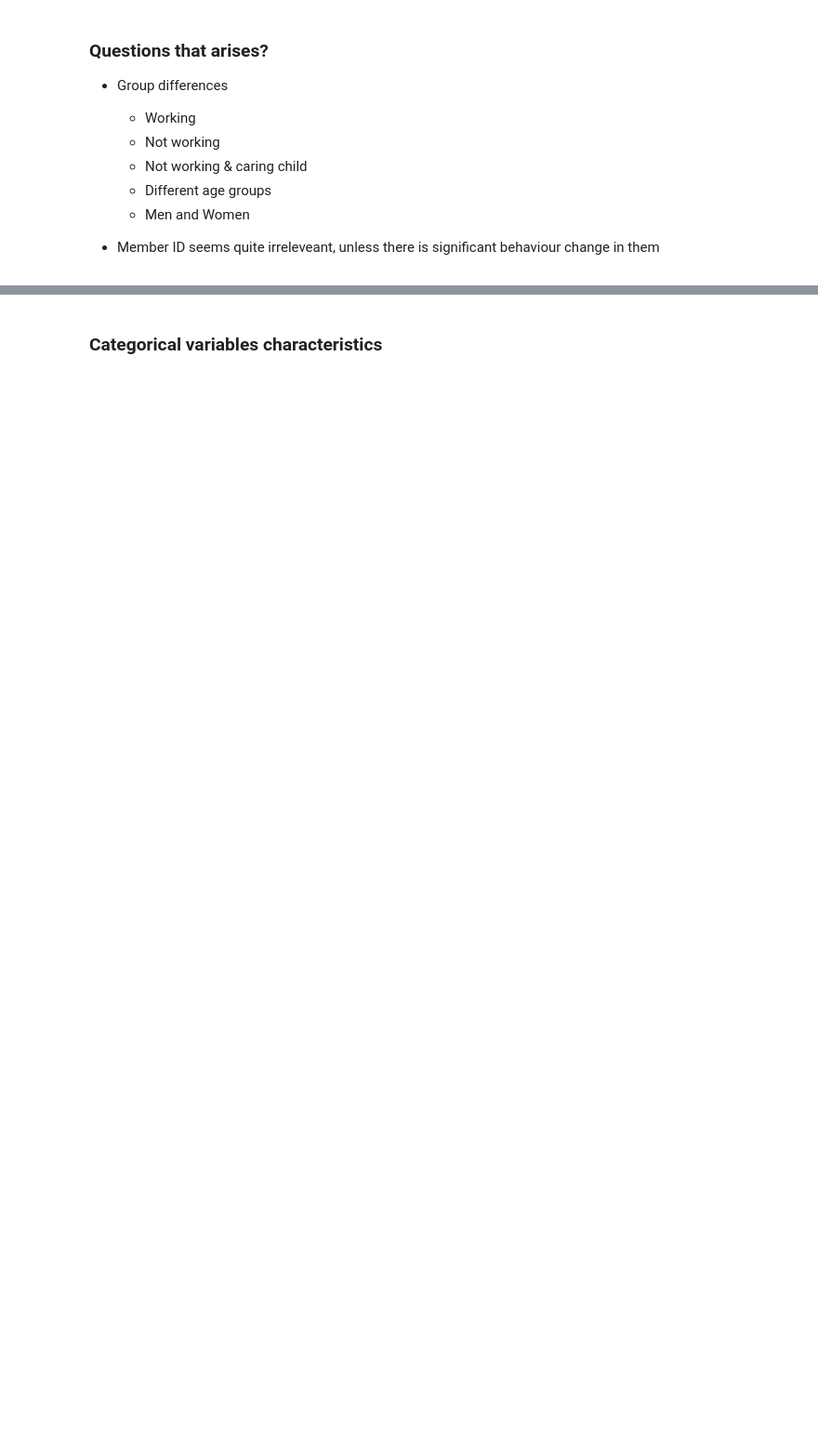
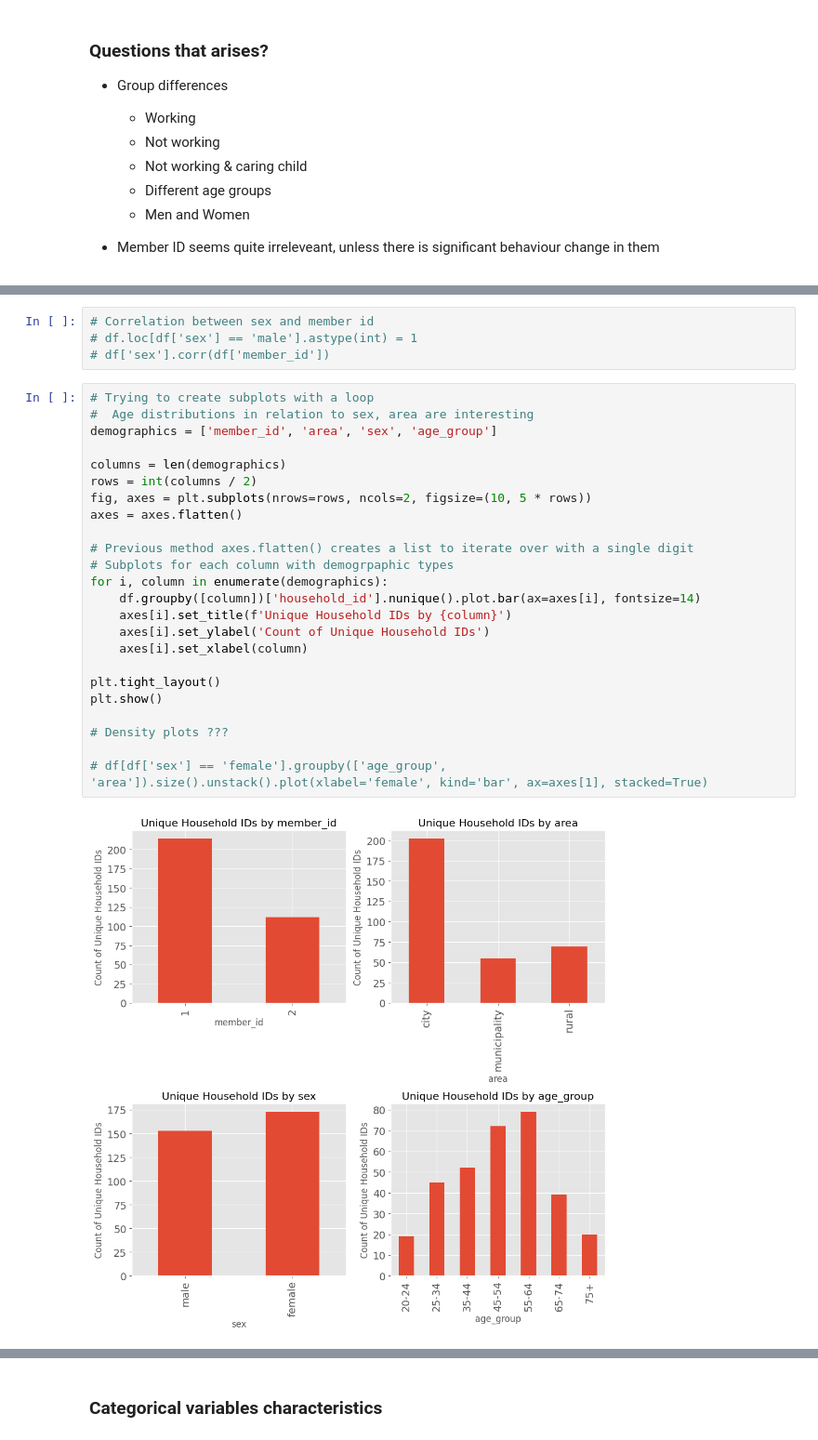
Before and after one commit to arttusamuel/statisical_data_analysis, a Jupyter notebook: stat-data-project/data-cleaning.ipynb, the cells around one changed output, grey strips where cells are left out. Shown: that part at 93% size. Saved outputs shown, nothing was run; the diff lists cells and outputs as text; blank space fills up the shorter version.

```diff
--- a/stat-data-project/data-cleaning.ipynb
+++ b/stat-data-project/data-cleaning.ipynb
@@ -393,0 +458,30 @@ female_workday['t_Working'].plot.hist(bins=20, xlabel='Minutes')
+# %%
+# Correlation between sex and member id
+# df.loc[df['sex'] == 'male'].astype(int) = 1
+# df['sex'].corr(df['member_id'])
+# %%
+# Trying to create subplots with a loop
+#  Age distributions in relation to sex, area are interesting
+demographics = ['member_id', 'area', 'sex', 'age_group']
+
+columns = len(demographics)
+rows = int(columns / 2)
+fig, axes = plt.subplots(nrows=rows, ncols=2, figsize=(10, 5 * rows))
+axes = axes.flatten()
+
+# Previous method axes.flatten() creates a list to iterate over with a single digit
+# Subplots for each column with demogrpaphic types
+for i, column in enumerate(demographics):
+    df.groupby([column])['household_id'].nunique().plot.bar(ax=axes[i], fontsize=14)
+    axes[i].set_title(f'Unique Household IDs by {column}')
+    axes[i].set_ylabel('Count of Unique Household IDs')
+    axes[i].set_xlabel(column)
+
+plt.tight_layout()
+plt.show()
+
+# Density plots ???
+
+# df[df['sex'] == 'female'].groupby(['age_group', 'area']).size().unstack().plot(xlabel='female', kind='bar', ax=axes[1], stacked=True)
+# %% [output]
+[figure, added]
```
Also changed, not shown: parts of 50 cells of this notebook.
